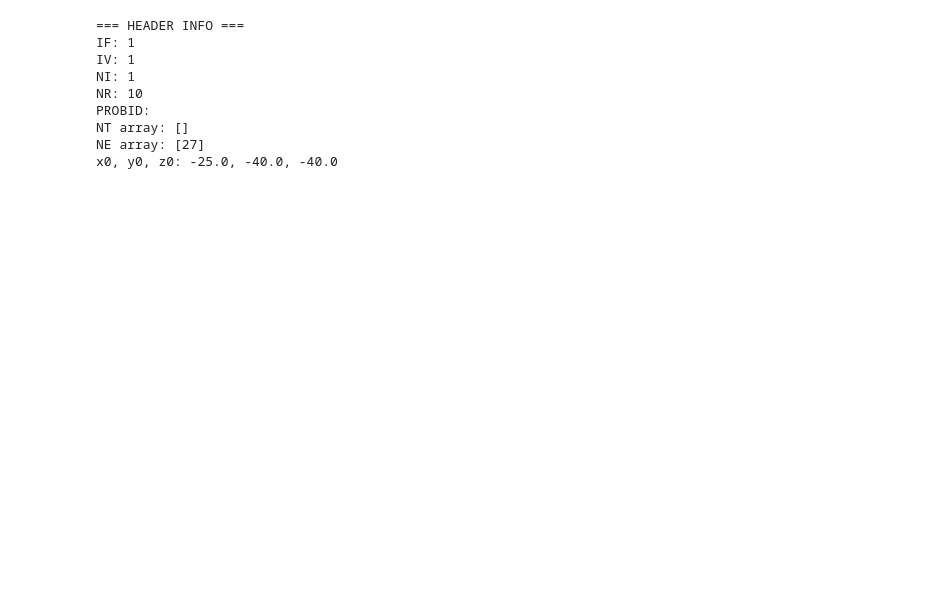
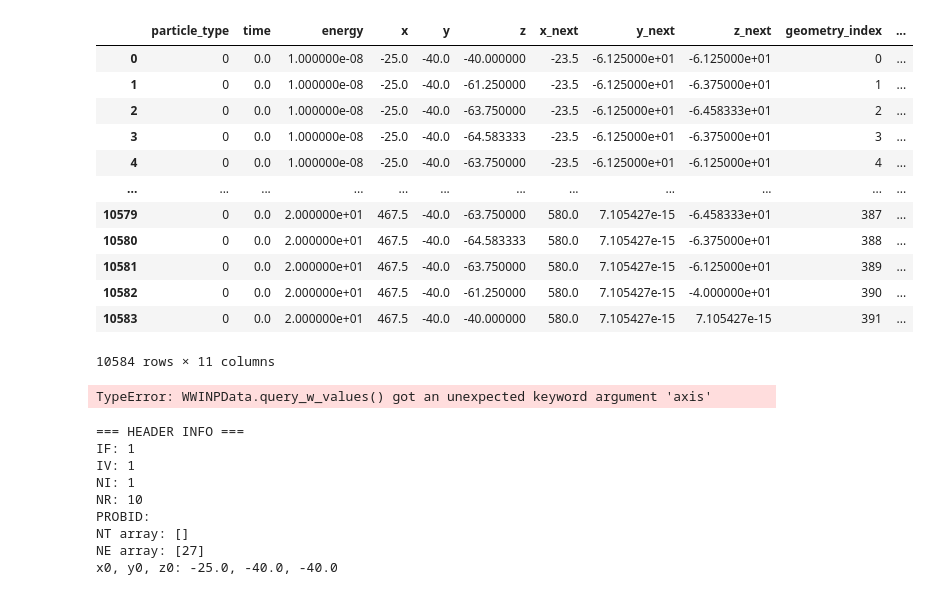
Before and after one commit to monleon96/WWINPy, a Jupyter notebook: examples/example_test_parser.ipynb, the cells around one changed output. Cells and saved outputs as stored; diff of their text form; code cells hidden in the pictures; blank space fills up the shorter version.

```diff
--- a/examples/example_test_parser.ipynb
+++ b/examples/example_test_parser.ipynb
@@ -20,0 +117,4 @@ Warning: Particle type 1 has 0 energy groups. It has been deleted and ni updated
+# %%
+data = wwinp_data.query_w_values()
+print(f"Query result shape: {data.shape}")
+print(data.head())
@@ -21,3 +136,23 @@ Warning: Particle type 1 has 0 energy groups. It has been deleted and ni updated
+# %%
+data
+# %% [output]
+|  | particle_type | time | energy | x | y | z | x_next | y_next | z_next | geometry_index | ... |
+| 0 | 0 | 0.0 | 1.000000e-08 | -25.0 | -40.0 | -40.000000 | -23.5 | -6.125000e+01 | -6.125000e+01 | 0 | ... |
+| 1 | 0 | 0.0 | 1.000000e-08 | -25.0 | -40.0 | -61.250000 | -23.5 | -6.125000e+01 | -6.375000e+01 | 1 | ... |
+| 2 | 0 | 0.0 | 1.000000e-08 | -25.0 | -40.0 | -63.750000 | -23.5 | -6.125000e+01 | -6.458333e+01 | 2 | ... |
+| 3 | 0 | 0.0 | 1.000000e-08 | -25.0 | -40.0 | -64.583333 | -23.5 | -6.125000e+01 | -6.375000e+01 | 3 | ... |
+| 4 | 0 | 0.0 | 1.000000e-08 | -25.0 | -40.0 | -63.750000 | -23.5 | -6.125000e+01 | -6.125000e+01 | 4 | ... |
+| ... | ... | ... | ... | ... | ... | ... | ... | ... | ... | ... | ... |
+| 10579 | 0 | 0.0 | 2.000000e+01 | 467.5 | -40.0 | -63.750000 | 580.0 | 7.105427e-15 | -6.458333e+01 | 387 | ... |
+| 10580 | 0 | 0.0 | 2.000000e+01 | 467.5 | -40.0 | -64.583333 | 580.0 | 7.105427e-15 | -6.375000e+01 | 388 | ... |
+| 10581 | 0 | 0.0 | 2.000000e+01 | 467.5 | -40.0 | -63.750000 | 580.0 | 7.105427e-15 | -6.125000e+01 | 389 | ... |
+| 10582 | 0 | 0.0 | 2.000000e+01 | 467.5 | -40.0 | -61.250000 | 580.0 | 7.105427e-15 | -4.000000e+01 | 390 | ... |
+| 10583 | 0 | 0.0 | 2.000000e+01 | 467.5 | -40.0 | -40.000000 | 580.0 | 7.105427e-15 | 7.105427e-15 | 391 | ... |
+10584 rows × 11 columns
+# %%
+y_axis_w = wwinp_data.query_w_values(axis='y')
+# %% [output]
+TypeError: WWINPData.query_w_values() got an unexpected keyword argument 'axis'
 # %%
 # 2) Print the entire header
 print("\n=== HEADER INFO ===")
```
Also changed, not shown: parts of 12 cells of this notebook, 1 other file.
